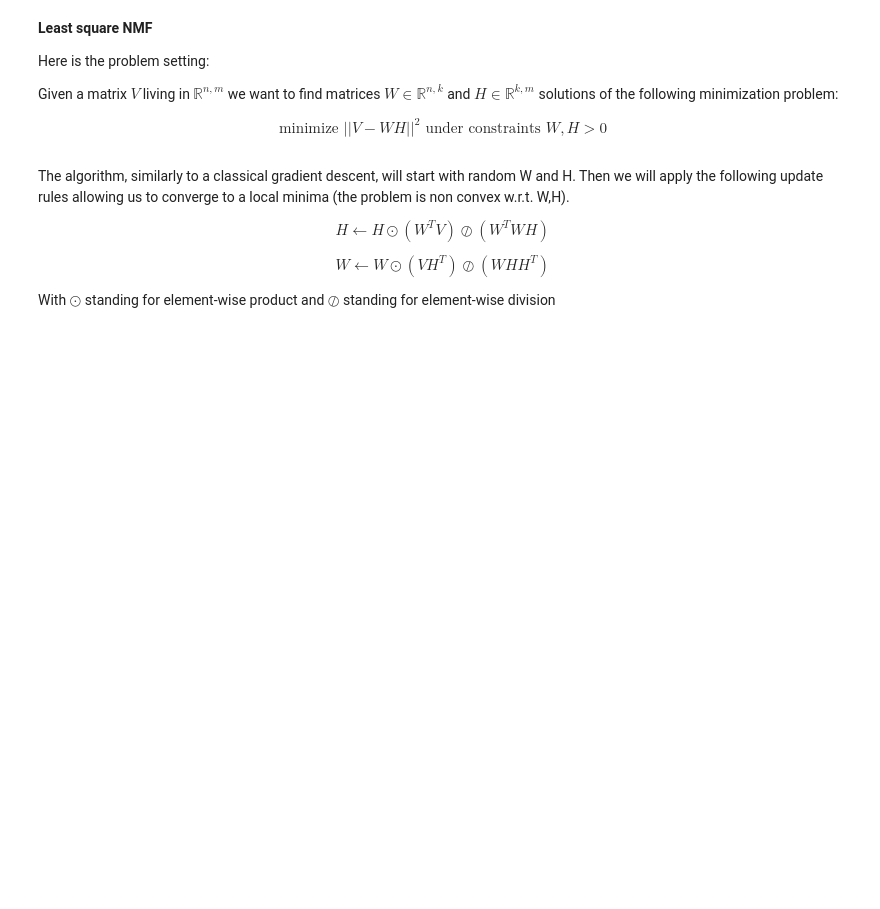
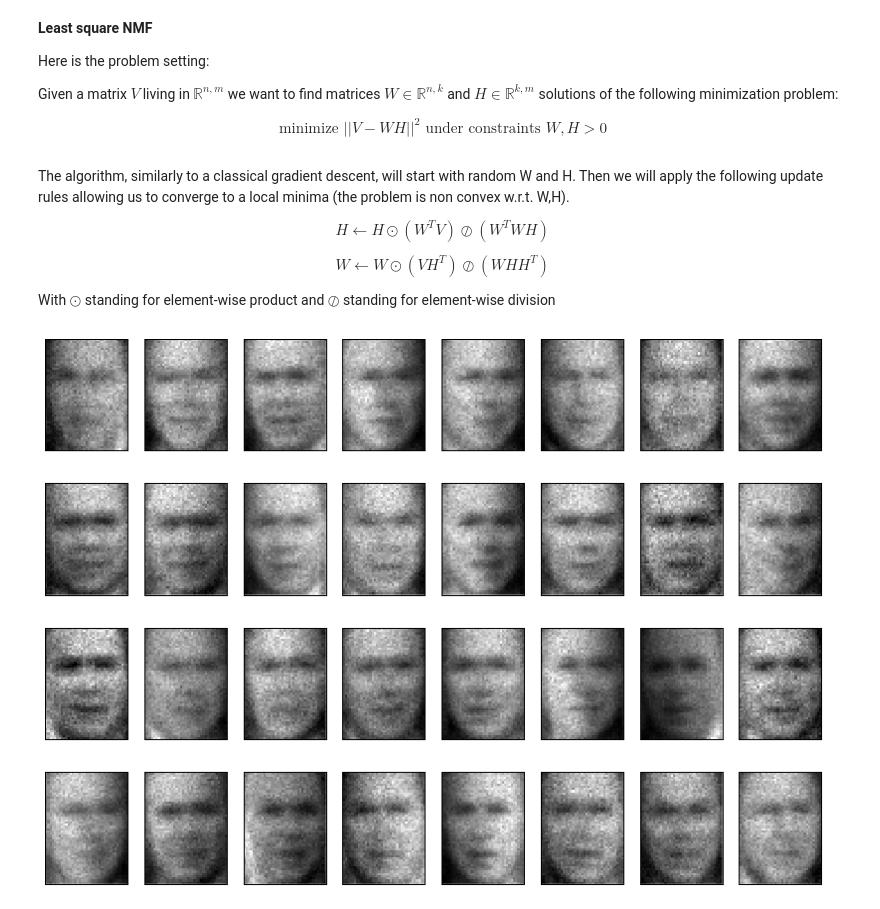
Before and after one commit to hugovallet/Compress-sensing, a Jupyter notebook: Report.ipynb, the cells around one changed output. Drawn from its saved outputs; the diff is of its cells as text; code cells hidden in the pictures; blank space fills up the shorter version.

```diff
--- a/Report.ipynb
+++ b/Report.ipynb
@@ -45,9 +52,44 @@ def error(V,W,H):
 # %%
-def solver(V,W,H,t=100):
-
+def solver(V,W,H,t=100,verbose=False):
+    err=[]
     for i in range(t):
         W_new = update_w(V,W,H)
+        W = W_new
         H_new = update_h(V,W,H)
-        W = W_new
         H = H_new
-        print error(V,W,H)
+        if verbose==True:
+            print error(V,W,H)
+        err.append(error(V,W,H))
+
+    return W,H,err
+# %%
+from sklearn.datasets import fetch_lfw_people
+dataset = fetch_lfw_people(min_faces_per_person=70, resize=0.4)
+V = dataset.data
+
+n,m = V.shape
+k = 150
+iterations = 500
+H = non_negative_threshold(15+np.random.randn(k, m))
+W = non_negative_threshold(15+np.random.randn(n, k))
+# %%
+W,H,err = solver(V,W,H,iterations)
+# %%
+def plot_faces(faces, n_rows=4, n_cols=8, label=True):
+    plt.figure(figsize=(14, 10))
+    n_rows, n_cols = 4, 8
+    face_shape = (50, 37)
+    for k, flat_face in enumerate(faces):
+        if k >= n_rows * n_cols:
+            break
+        face = flat_face.reshape(face_shape)
+        plt.subplot(n_rows, n_cols, k+1)
+        plt.imshow(face, cmap=plt.cm.gray, interpolation='none')
+        plt.xticks(())
+        plt.yticks(())
+        if label:
+            plt.title(target_names[y[k]], size=10)
+# %%
+plot_faces(H,label=False)
+# %% [output]
+[figure, added]
```
Also changed, not shown: parts of 4 cells of this notebook.
